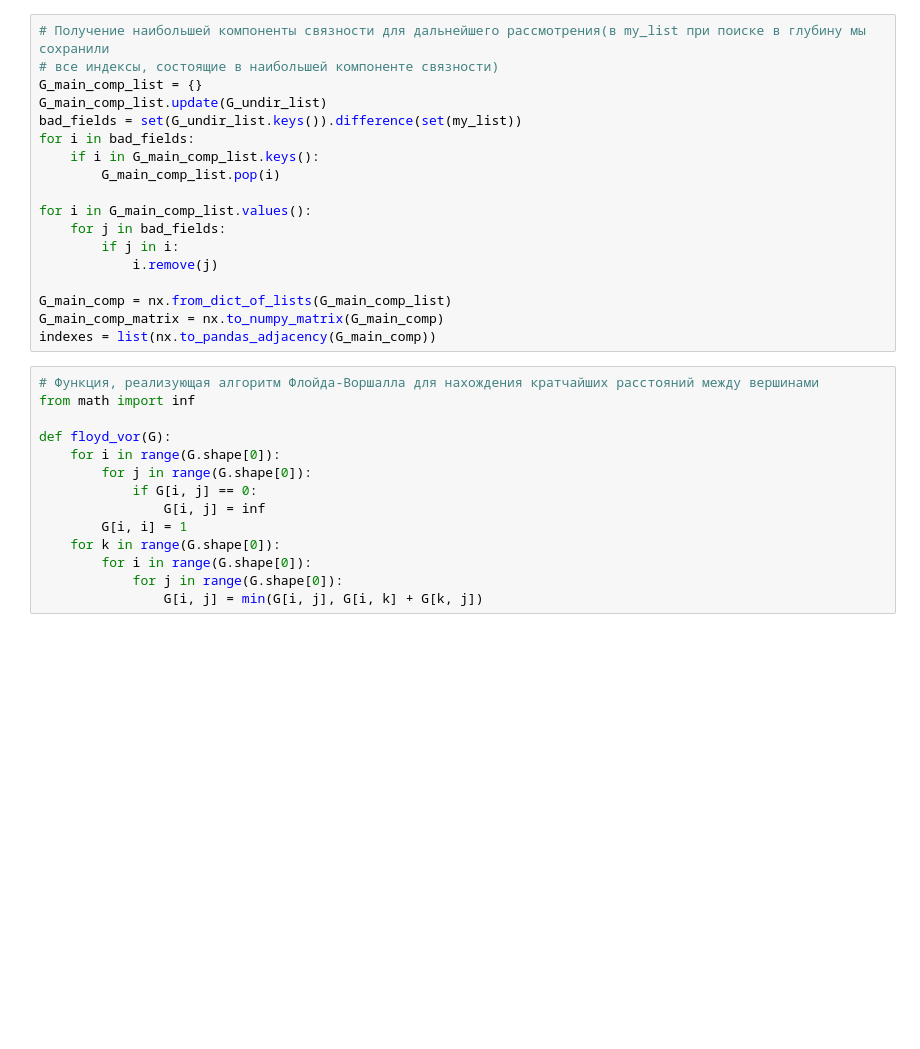
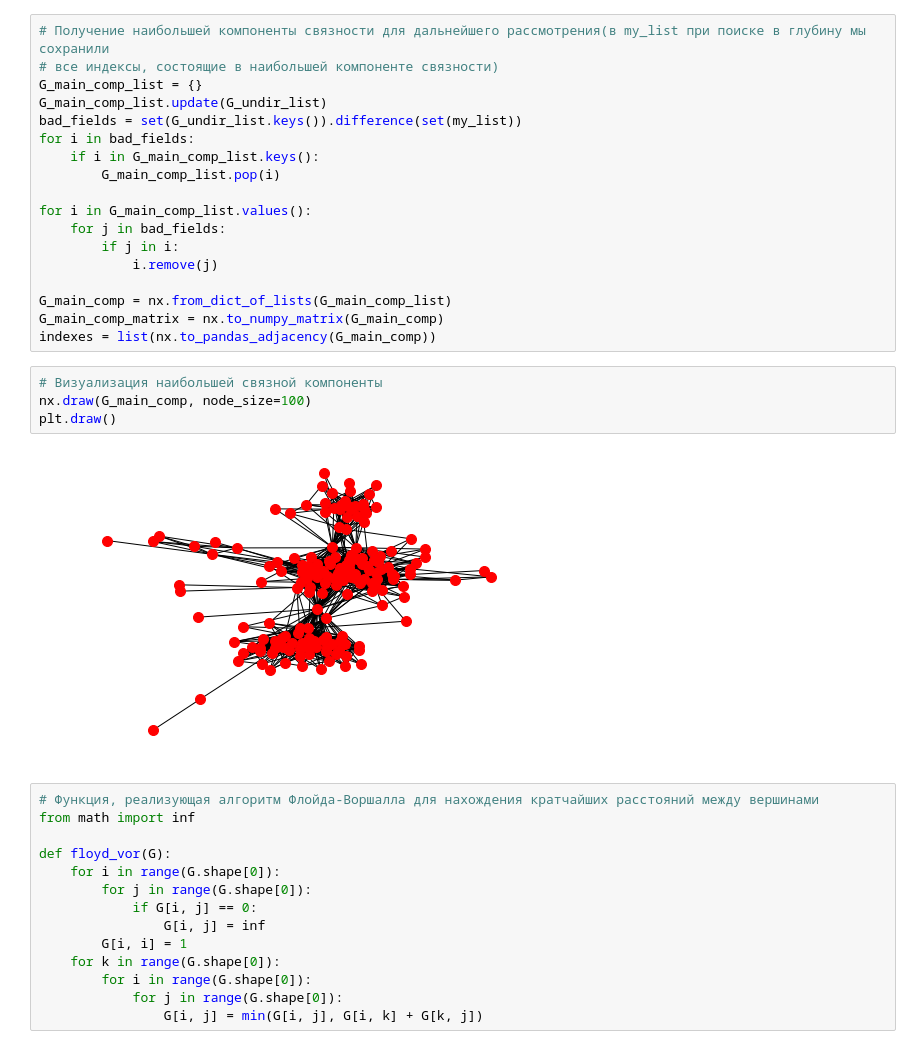
Before and after one commit to Egor14/vk-graph-analysis, a Jupyter notebook: open.ipynb, the cells around one changed output. Drawn from its saved outputs; the diff is of its cells as text; blank space fills up the shorter version.

```diff
--- a/open.ipynb
+++ b/open.ipynb
@@ -147,6 +152,12 @@ for i in G_main_comp_list.values():
 G_main_comp = nx.from_dict_of_lists(G_main_comp_list)
 G_main_comp_matrix = nx.to_numpy_matrix(G_main_comp)
 indexes = list(nx.to_pandas_adjacency(G_main_comp))
+# %%
+# Визуализация наибольшей связной компоненты
+nx.draw(G_main_comp, node_size=100)
+plt.draw()
+# %% [output]
+[figure, added]
 # %%
 # Функция, реализующая алгоритм Флойда-Воршалла для нахождения кратчайших расстояний между вершинами
 from math import inf
```
Also changed, not shown: parts of 27 cells of this notebook.
